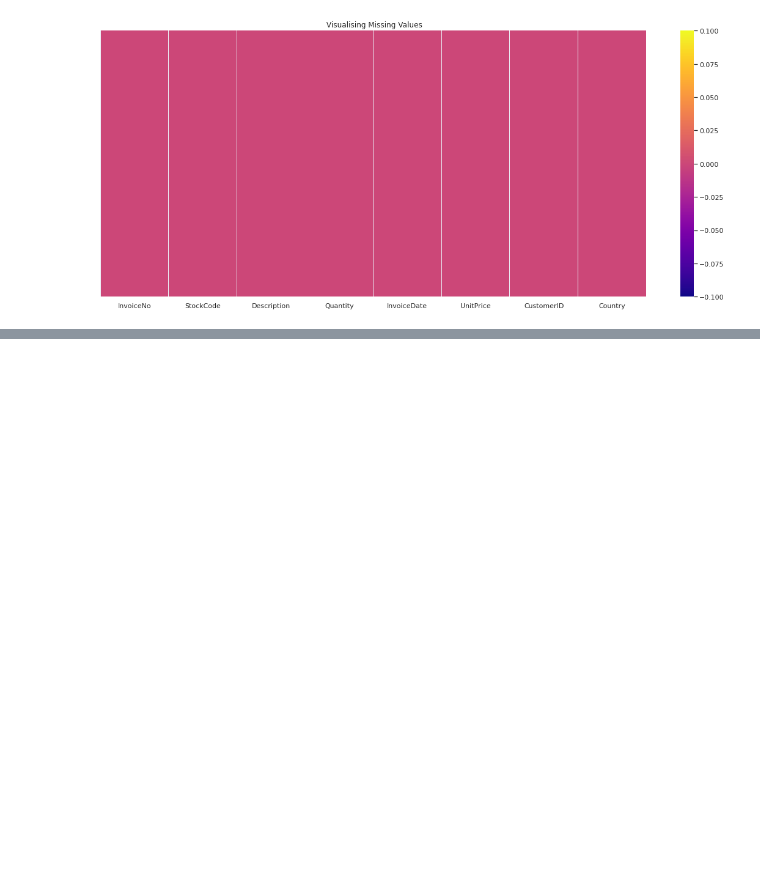
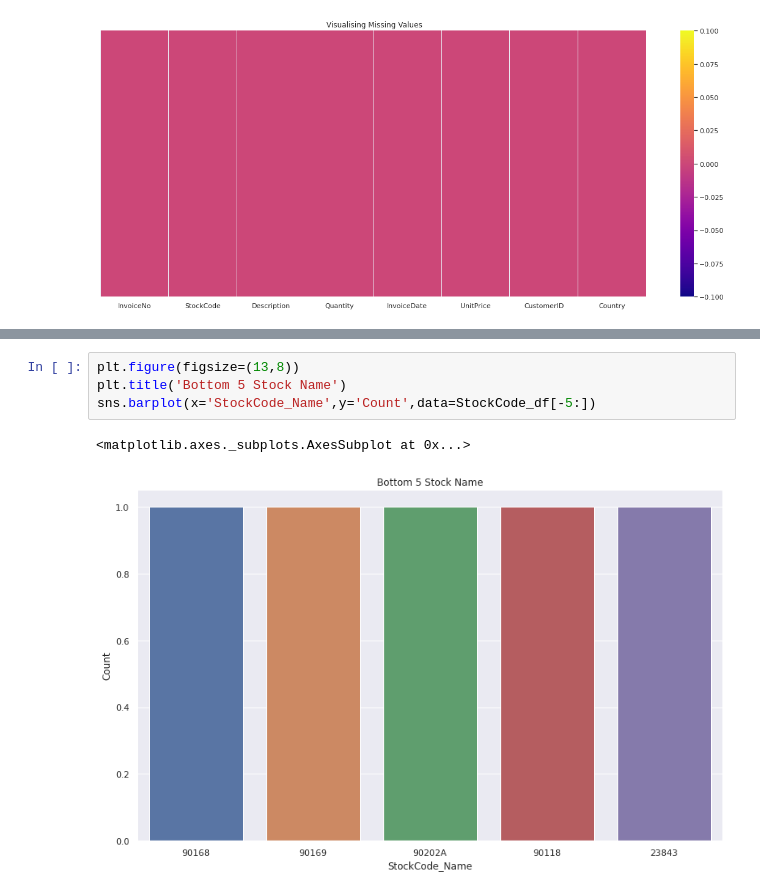
Before and after one commit to Onkar-TAE/Customer-Segmentation, a Jupyter notebook: Online_Retail_Customer_Segmentation_Capstone_Project.ipynb, the cells around one changed output, grey strips where cells are left out. Drawn from its saved outputs; the diff is of its cells as text; blank space fills up the shorter version.

```diff
--- a/Online_Retail_Customer_Segmentation_Capstone_Project.ipynb
+++ b/Online_Retail_Customer_Segmentation_Capstone_Project.ipynb
@@ -174,0 +272,7 @@ Text(0.5, 1.0, ' Visualising Missing Values')
+# %%
+plt.figure(figsize=(13,8))
+plt.title('Bottom 5 Stock Name')
+sns.barplot(x='StockCode_Name',y='Count',data=StockCode_df[-5:])
+# %% [output]
+<matplotlib.axes._subplots.AxesSubplot at 0x...>
+[figure, added]
```
Also changed, not shown: parts of 28 cells of this notebook.
